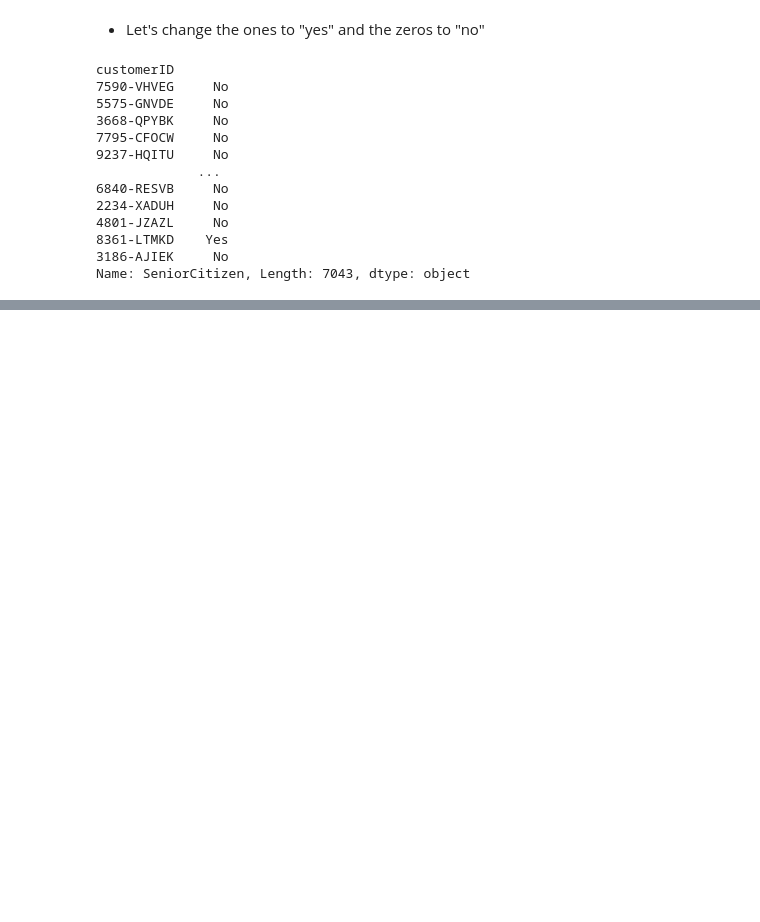
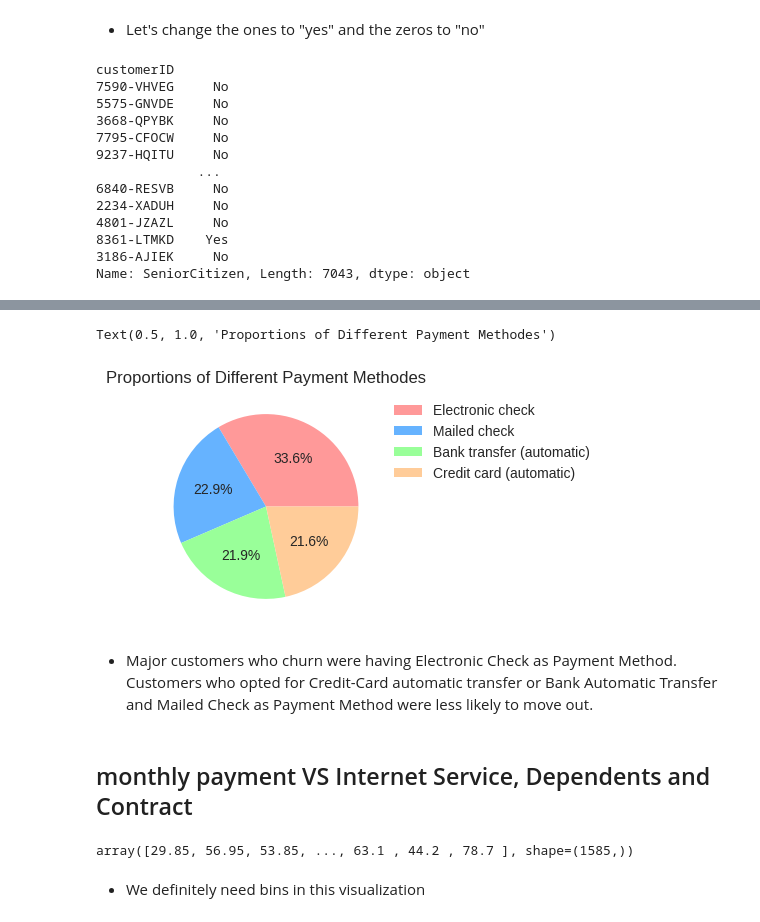
Before and after one commit to hajarmst211/customer_churn_prediction, a Jupyter notebook: notebooks/exploration.ipynb, the cells around one changed output, grey strips where cells are left out. Drawn from its saved outputs; the diff is of its cells as text; code cells hidden in the pictures; blank space fills up the shorter version.

```diff
--- a/notebooks/exploration.ipynb
+++ b/notebooks/exploration.ipynb
@@ -173,0 +254,41 @@ plot_unique_values()
+# %%
+def calculate_proportion():
+    rows_number = df.shape[0]
+    unique_payment_methods = df['PaymentMethod'].unique()
+
+    count_dict = {}
+    for payment_method in unique_payment_methods:
+        method_count = df[df['PaymentMethod'] == payment_method].shape[0]
+        count_dict[payment_method] = method_count
+
+    return count_dict
+
+proportions_dictionary = calculate_proportion()
+# %%
+colors = ['#ff9999','#66b3ff','#99ff99','#ffcc99']
+
+plt.figure(figsize=(7,3))
+plt.pie(
+        proportions_dictionary.values(),
+        autopct='%1.1f%%',
+        pctdistance=0.6,
+        colors= colors
+        )
+plt.legend(
+        labels= proportions_dictionary.keys(),
+        bbox_to_anchor=(1, 0, 0.5, 1)
+        )
+plt.title("Proportions of Different Payment Methodes")
+# %% [output]
+Text(0.5, 1.0, 'Proportions of Different Payment Methodes')
+[figure, added]
+# %% [markdown]
+- Major customers who churn were having Electronic Check as Payment Method. Customers who opted for Credit-Card automatic transfer or Bank Automatic Transfer and Mailed Check as Payment Method were less likely to move out.
+# %% [markdown]
+##   monthly payment VS Internet Service, Dependents and Contract
+# %%
+df["MonthlyCharges"].unique()
+# %% [output]
+array([29.85, 56.95, 53.85, ..., 63.1 , 44.2 , 78.7 ], shape=(1585,))
+# %% [markdown]
+- We definitely need bins in this visualization
```
Also changed, not shown: parts of 21 cells of this notebook, 1 other file.
